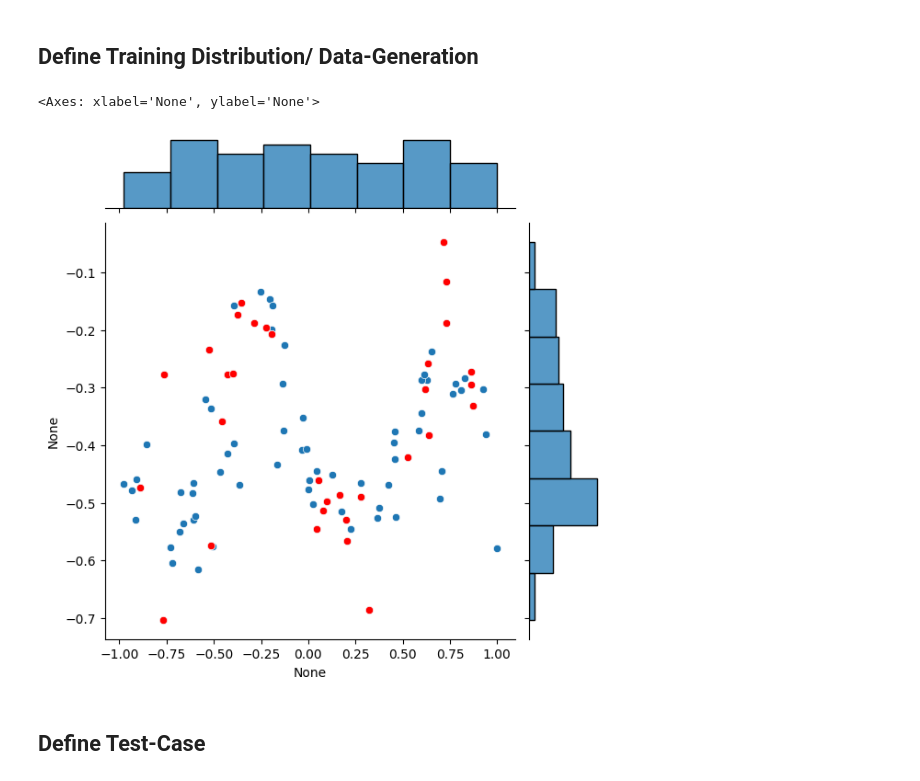
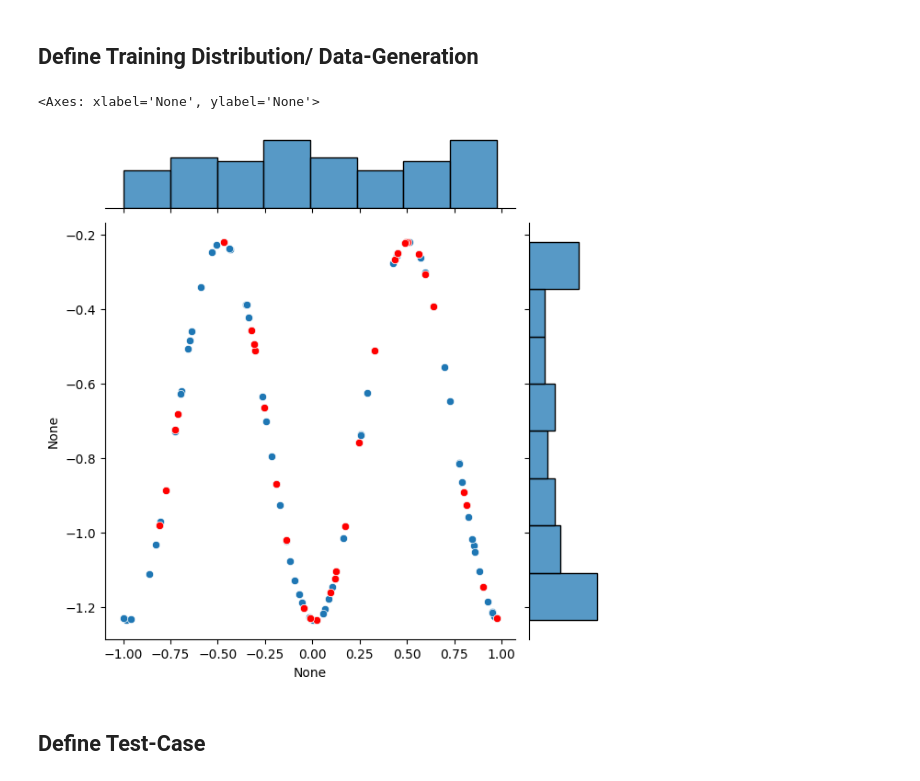
Before and after one commit to aszi09/CL_for_faster_Meta-learning, a Jupyter notebook: SPL_simplified.ipynb, the cells around one changed output. Cells and saved outputs as stored; diff of their text form; code cells hidden in the pictures.

```diff
--- a/SPL_simplified.ipynb
+++ b/SPL_simplified.ipynb
@@ -69,6 +70,7 @@ f2 = Fourier(n=2, amplitude=.5, period=1.0)
 f3 = Fourier(n=6, amplitude=.5, period=2.0)
 f4 = Fourier(n=3, amplitude=1.0, period=2.0)
 
+f5 = Shift(Fourier(n=2, amplitude=0.5, period=1, period_range=0.2), x_shift=0.0, x_shift_range=1.5, y_shift=0.0, y_shift_range=3.0)
 m = Mixture([Shift(f1, y_shift=-2), Shift(f2, y_shift=0.0), Shift(f3, y_shift=2)])
 nm = Mixture([WhiteNoise(m.branches[0], 0.05), WhiteNoise(m.branches[1], 0.2), WhiteNoise(m.branches[2], 0.1)])
 
@@ -114,27 +116,27 @@ def uniform(
 # %%
 # Specify which function-prior to learn
 # data_sampler = partial(
 #     joint,
 #     Mixture([WhiteNoise(Shift(f2, y_shift=1.0), 0.05), WhiteNoise(Shift(f4, y_shift=-1.0), 0.2)]),
 #     partial(uniform, n=num_target_samples + num_context_samples, bounds=(-1, 1))
 # )
 data_sampler = partial(
     joint,
-    WhiteNoise(f2, 0.1),
+    f5,
     partial(uniform, n=num_target_samples + num_context_samples, bounds=(-1, 1))
 )
 
 rng, key = jax.random.split(rng)
 xs, ys = data_sampler(key)
 
 X, x_target = jnp.split(xs, indices_or_sections=(num_context_samples, ))
 y, y_target = jnp.split(ys, indices_or_sections=(num_context_samples, ))
 
 sns.jointplot(x=xs, y=ys)
 sns.scatterplot(x=x_target, y=y_target, color='red')  # prediction targets
 # %% [output]
 <Axes: xlabel='None', ylabel='None'>
-[figure, old version]
+[figure, new version]
 # %% [markdown]
 ## Define Test-Case
 # %%
```
Also changed, not shown: parts of 1 cell of this notebook, 9 other files.
